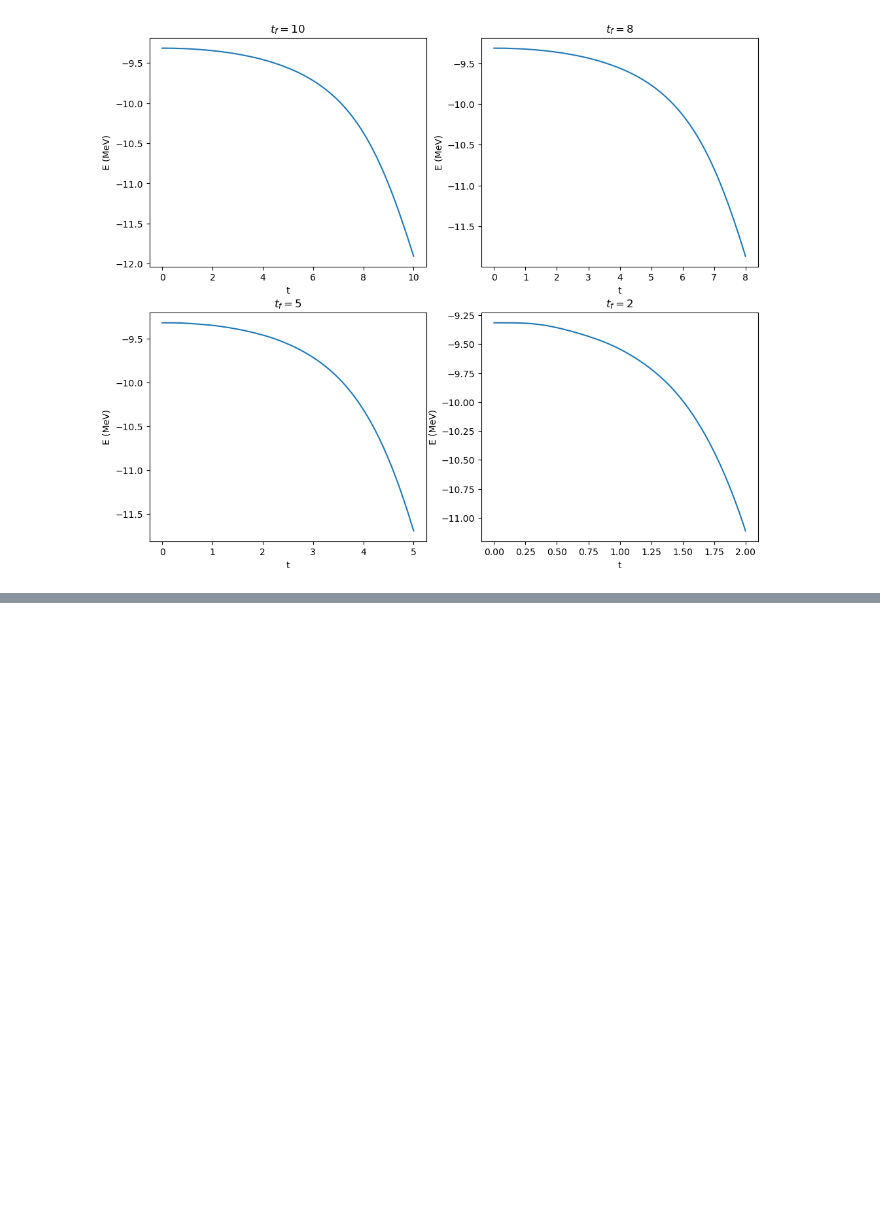
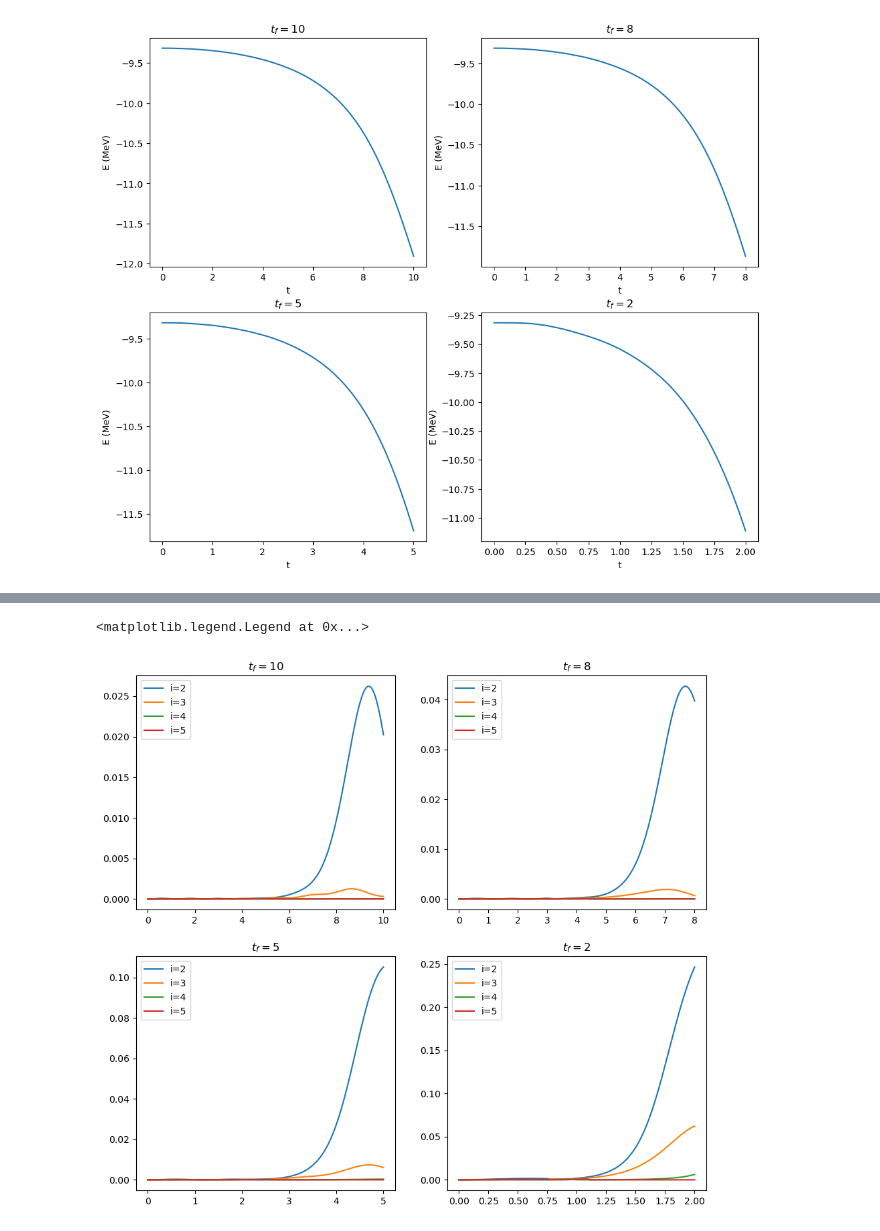
Before and after one commit to albertmolinaa/Quantum-Annealing-TFG, a Jupyter notebook: QuantumAnnealning_Albert.ipynb, the cells around one changed output, grey strips where cells are left out. Saved outputs shown, nothing was run; the diff lists cells and outputs as text; code cells hidden in the pictures; blank space fills up the shorter version.

```diff
--- a/QuantumAnnealning_Albert.ipynb
+++ b/QuantumAnnealning_Albert.ipynb
@@ -1496,0 +1721,33 @@ plt.legend()
+# %%
+plt.figure(figsize=(11, 10))
+plt.subplot(221)
+plt.title('$t_f = 10$')
+plt.plot(time10, prob_20oarr10[:,0], label='i=2')
+plt.plot(time10, prob_20oarr10[:,1], label='i=3')
+plt.plot(time10, prob_20oarr10[:,2], label='i=4')
+plt.plot(time10, prob_20oarr10[:,3], label='i=5')
+plt.legend()
+plt.subplot(222)
+plt.title('$t_f = 8$')
+plt.plot(time8, prob_20oarr8[:,0], label='i=2')
+plt.plot(time8, prob_20oarr8[:,1], label='i=3')
+plt.plot(time8, prob_20oarr8[:,2], label='i=4')
+plt.plot(time8, prob_20oarr8[:,3], label='i=5')
+plt.legend()
+plt.subplot(223)
+plt.title('$t_f = 5$')
+plt.plot(time5, prob_20oarr5[:,0], label='i=2')
+plt.plot(time5, prob_20oarr5[:,1], label='i=3')
+plt.plot(time5, prob_20oarr5[:,2], label='i=4')
+plt.plot(time5, prob_20oarr5[:,3], label='i=5')
+plt.legend()
+plt.subplot(224)
+plt.title('$t_f = 2$')
+plt.plot(time2, prob_20oarr2[:,0], label='i=2')
+plt.plot(time2, prob_20oarr2[:,1], label='i=3')
+plt.plot(time2, prob_20oarr2[:,2], label='i=4')
+plt.plot(time2, prob_20oarr2[:,3], label='i=5')
+plt.legend()
+# %% [output]
+<matplotlib.legend.Legend at 0x...>
+[figure, added]
```
Also changed, not shown: parts of 37 cells of this notebook.
